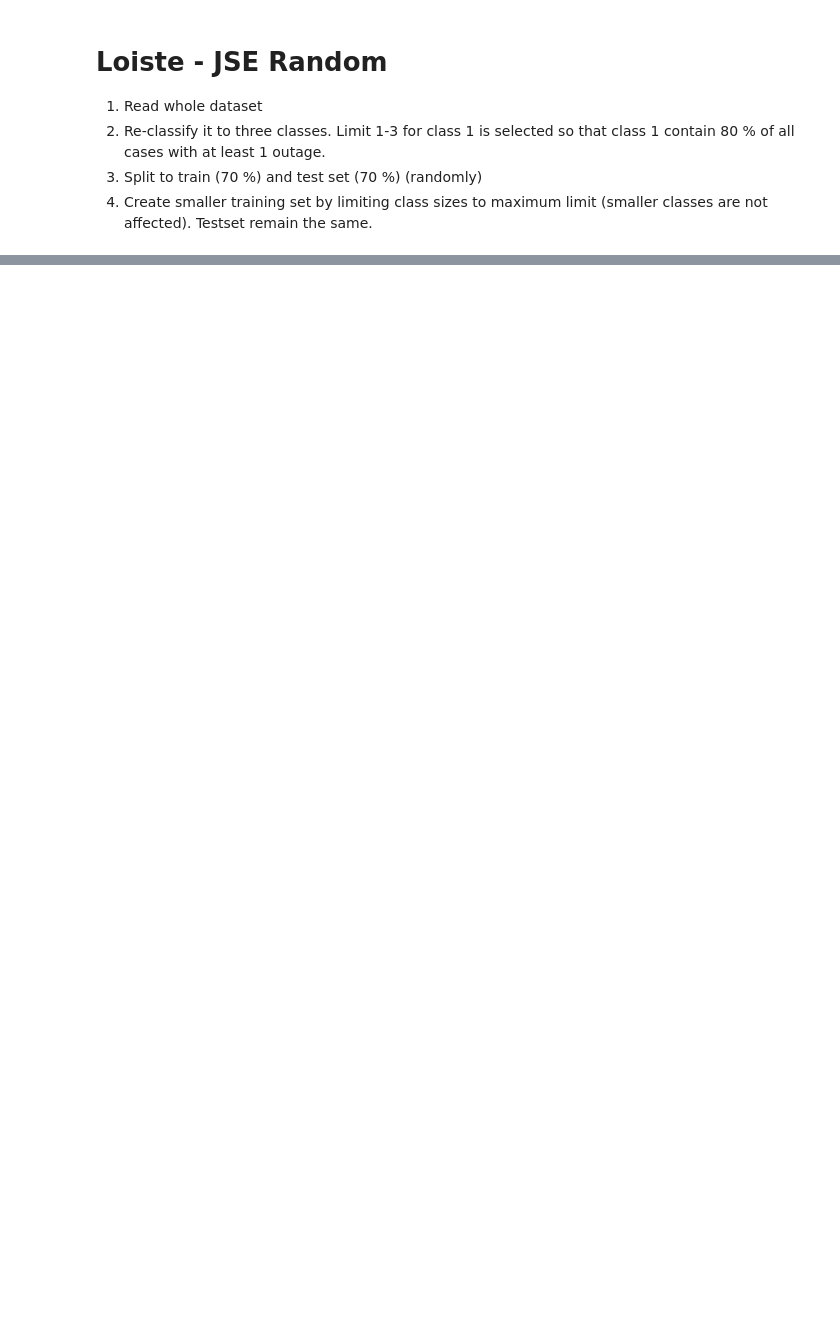
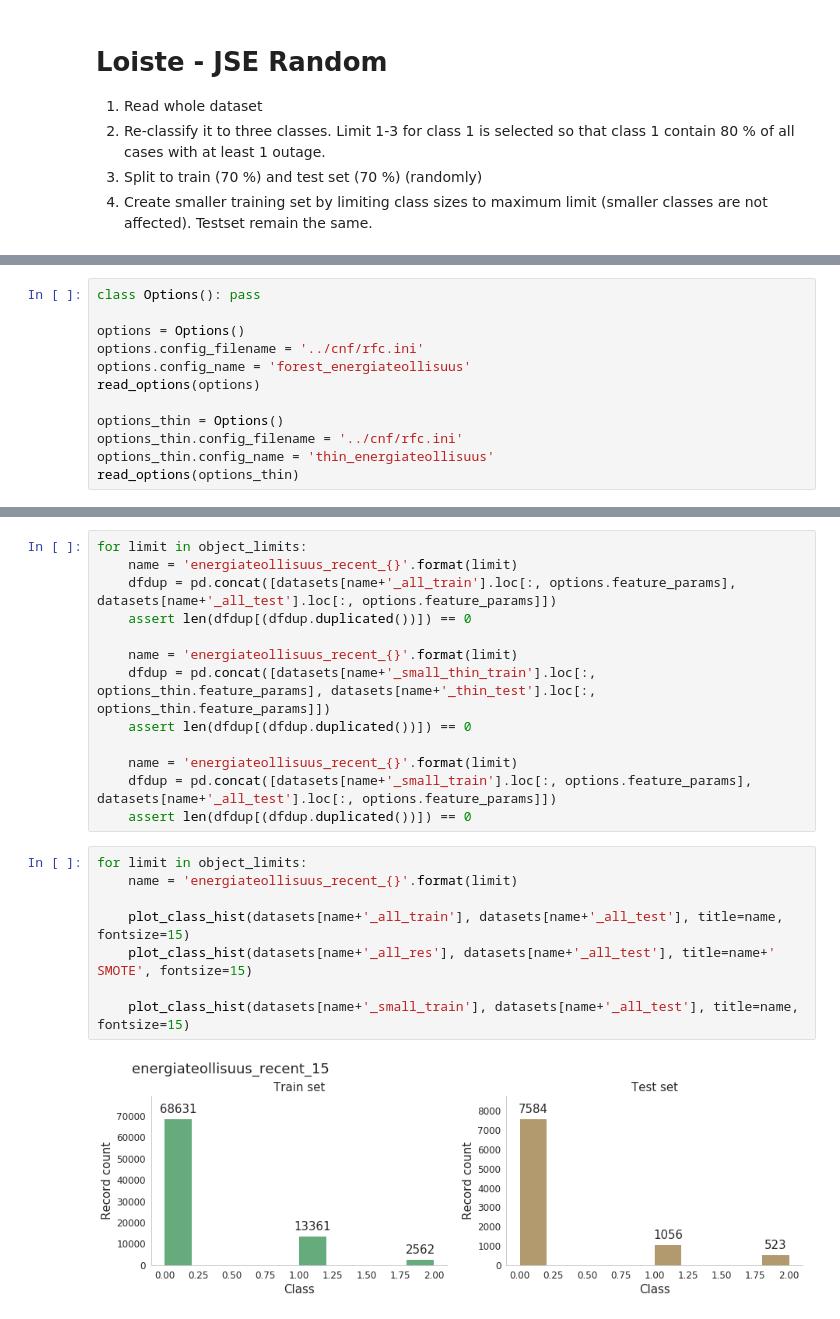
Before and after one commit to fmidev/sasse-polygon-process, a Jupyter notebook: notebooks/dataset_split.ipynb, the cells around one changed output, grey strips where cells are left out. Cells and saved outputs as stored; diff of their text form; blank space fills up the shorter version.

```diff
--- a/notebooks/dataset_split.ipynb
+++ b/notebooks/dataset_split.ipynb
@@ -317,0 +409,12 @@ save_dataset(datasets)
+# %%
+class Options(): pass
+
+options = Options()
+options.config_filename = '../cnf/rfc.ini'
+options.config_name = 'forest_energiateollisuus'
+read_options(options)
+
+options_thin = Options()
+options_thin.config_filename = '../cnf/rfc.ini'
+options_thin.config_name = 'thin_energiateollisuus'
+read_options(options_thin)
@@ -323,0 +515,23 @@ print(len(data[(data['outages'] > 0) & (data['outages'] < 3)])/len(data[(data['o
+# %%
+for limit in object_limits:
+    name = 'energiateollisuus_recent_{}'.format(limit)
+    dfdup = pd.concat([datasets[name+'_all_train'].loc[:, options.feature_params], datasets[name+'_all_test'].loc[:, options.feature_params]])
+    assert len(dfdup[(dfdup.duplicated())]) == 0
+
+    name = 'energiateollisuus_recent_{}'.format(limit)
+    dfdup = pd.concat([datasets[name+'_small_thin_train'].loc[:, options_thin.feature_params], datasets[name+'_thin_test'].loc[:, options_thin.feature_params]])
+    assert len(dfdup[(dfdup.duplicated())]) == 0
+
+    name = 'energiateollisuus_recent_{}'.format(limit)
+    dfdup = pd.concat([datasets[name+'_small_train'].loc[:, options.feature_params], datasets[name+'_all_test'].loc[:, options.feature_params]])
+    assert len(dfdup[(dfdup.duplicated())]) == 0
+# %%
+for limit in object_limits:
+    name = 'energiateollisuus_recent_{}'.format(limit)
+
+    plot_class_hist(datasets[name+'_all_train'], datasets[name+'_all_test'], title=name, fontsize=15)
+    plot_class_hist(datasets[name+'_all_res'], datasets[name+'_all_test'], title=name+' SMOTE', fontsize=15)
+
+    plot_class_hist(datasets[name+'_small_train'], datasets[name+'_all_test'], title=name, fontsize=15)
+# %% [output]
+[figure, added]
```
Also changed, not shown: parts of 34 cells of this notebook, 1 other file.
